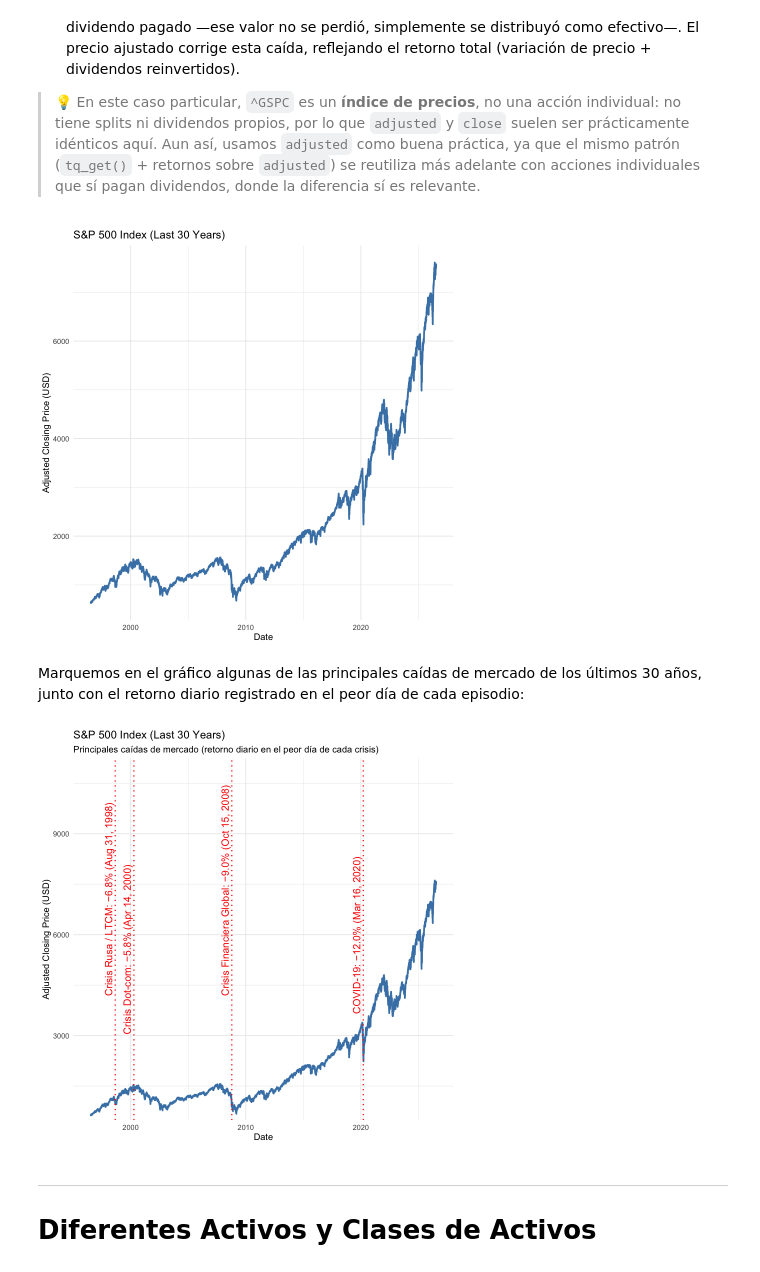
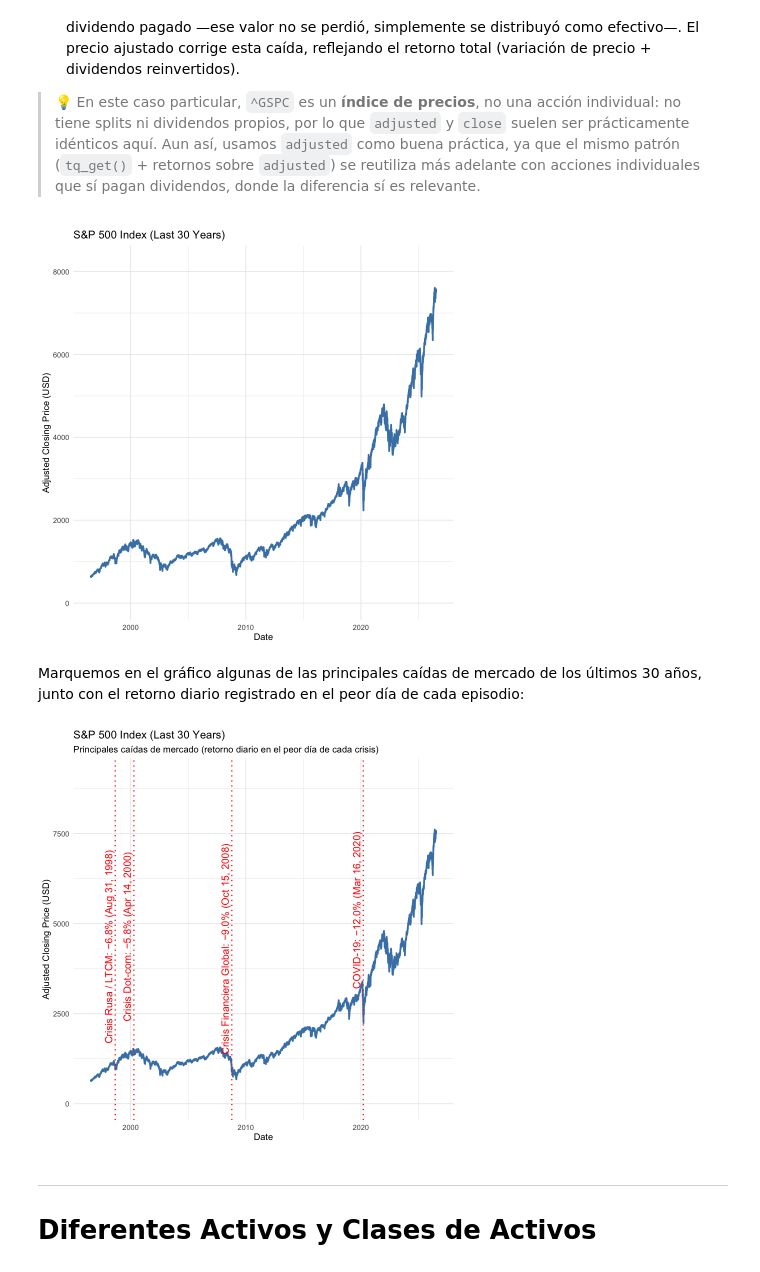
Before and after one commit to fdiaz1968/Finance-MBA, a Jupyter notebook: docs/clases/1_Riesgo_Retorno_R.ipynb, the cells around one changed output. Drawn from its saved outputs; the diff is of its cells as text; code cells hidden in the pictures.

Commit message:
Tighten y-axis headroom on both S&P 500 charts
Historical max over the 30-year window is 7609.78 (Jun 2, 2026). Both charts now cap the y-axis a little above that (1.08x for the plain chart, 1.20x for the crash-annotated one) instead of the default/oversized margins, which reads cleaner.

For the crash chart, this required retuning each label's anchor height individually (rather than a uniform two-tier stagger) since the events sit at very different local price levels — otherwise the longer labels (e.g. "Crisis Financiera Global...") would clip against the tighter ceiling.

Co-Authored-By: Claude Sonnet 5 <noreply@anthropic.com>

```diff
--- a/docs/clases/1_Riesgo_Retorno_R.ipynb
+++ b/docs/clases/1_Riesgo_Retorno_R.ipynb
@@ -332,9 +332,12 @@ Utilizamos el precio de cierre **ajustado** (`adjusted`) en lugar del precio de
 > 💡 En este caso particular, `^GSPC` es un **índice de precios**, no una acción individual: no tiene splits ni dividendos propios, por lo que `adjusted` y `close` suelen ser prácticamente idénticos aquí. Aun así, usamos `adjusted` como buena práctica, ya que el mismo patrón (`tq_get()` + retornos sobre `adjusted`) se reutiliza más adelante con acciones individuales que sí pagan dividendos, donde la diferencia sí es relevante.
 # %%
 # Plot Adjusted Close Price
+y_top <- max(sp500_data$adjusted, na.rm = TRUE)
+
 sp500_data |>
   ggplot(aes(x = date, y = adjusted)) +
   geom_line(color = "steelblue", linewidth = 1) +
+  scale_y_continuous(limits = c(0, y_top * 1.08)) +
   labs(
     title = "S&P 500 Index (Last 30 Years)",
     x = "Date",
@@ -342,7 +345,7 @@ sp500_data |>
   ) +
   theme_minimal()
 # %% [output]
-[figure, old version]
+[figure, new version]
 # %% [markdown]
 Marquemos en el gráfico algunas de las principales caídas de mercado de los últimos 30 años, junto con el retorno diario registrado en el peor día de cada episodio:
 # %%
@@ -350,36 +353,36 @@ Marquemos en el gráfico algunas de las principales caídas de mercado de los ú
 crash_events <- tibble(
   date  = as.Date(c("1998-08-31", "2000-04-14", "2008-10-15", "2020-03-16")),
   event = c("Crisis Rusa / LTCM", "Crisis Dot-com", "Crisis Financiera Global", "COVID-19"),
   ret   = c(-0.0680, -0.0583, -0.0903, -0.1198),
-  y_frac = c(0.55, 0.40, 0.55, 0.48)
+  y_frac = c(0.22, 0.30, 0.18, 0.42)
 )
 
 y_top <- max(sp500_data$adjusted, na.rm = TRUE)
 
 crash_events <- crash_events |>
   mutate(
     label = sprintf("%s: −%.1f%% (%s)", event, abs(ret) * 100, format(date, "%b %d, %Y")),
     y_pos = y_frac * y_top
   )
 
 sp500_data |>
   ggplot(aes(x = date, y = adjusted)) +
   geom_line(color = "steelblue", linewidth = 1) +
   geom_vline(data = crash_events, aes(xintercept = date),
              color = "red", linetype = "dotted", linewidth = 0.7) +
   geom_text(data = crash_events,
             aes(x = date, y = y_pos, label = label),
             color = "red", angle = 90, hjust = 0, vjust = -0.4, size = 4.3) +
-  scale_y_continuous(expand = expansion(mult = c(0.02, 0.52))) +
+  scale_y_continuous(limits = c(0, y_top * 1.20)) +
   labs(
     title = "S&P 500 Index (Last 30 Years)",
     subtitle = "Principales caídas de mercado (retorno diario en el peor día de cada crisis)",
     x = "Date",
     y = "Adjusted Closing Price (USD)"
   ) +
   theme_minimal()
 # %% [output]
-[figure, old version]
+[figure, new version]
 # %% [markdown]
 ---
 # Diferentes Activos y Clases de Activos
```
